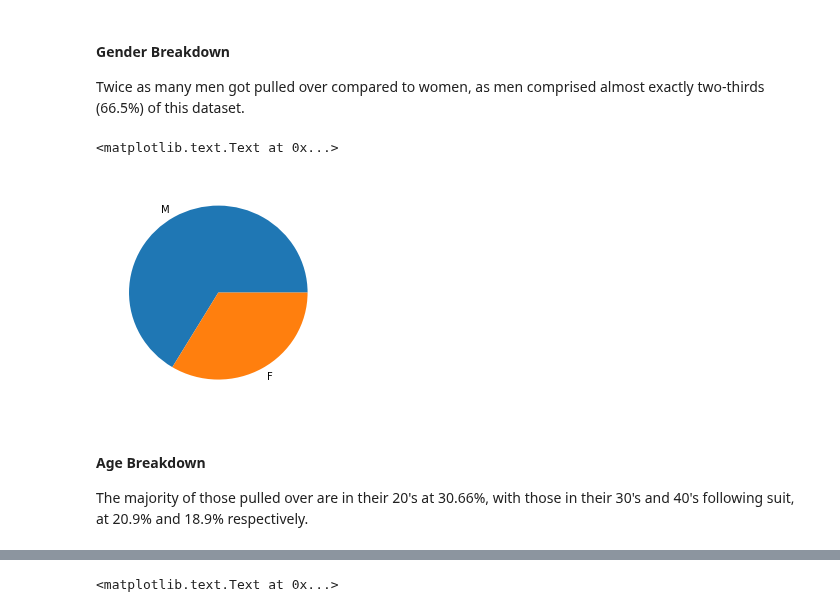
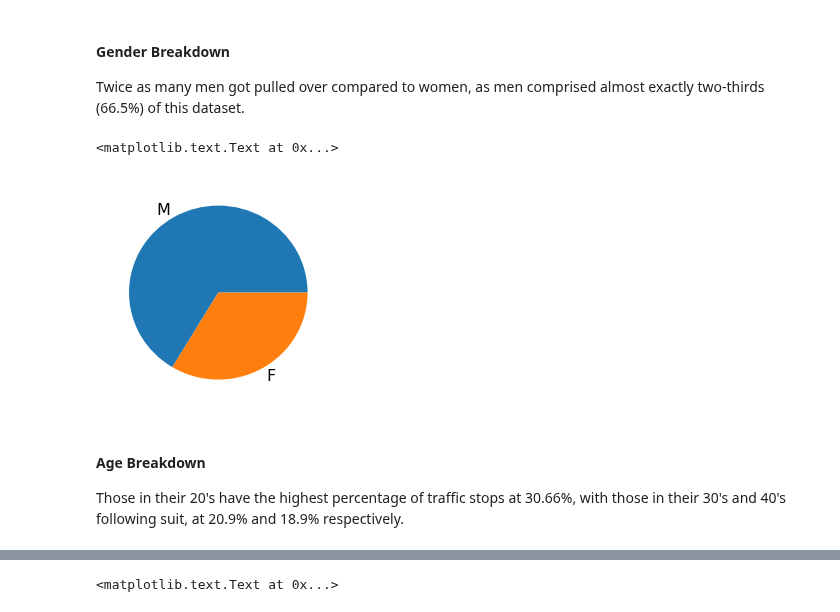
Before and after one commit to patrickmpoon/machine-learning, a Jupyter notebook: projects/capstone/Traffic_Stop_Outcome_Predictor.ipynb, the cells around one changed output, grey strips where cells are left out. Cells and saved outputs as stored; diff of their text form; code cells hidden in the pictures.

```diff
--- a/projects/capstone/Traffic_Stop_Outcome_Predictor.ipynb
+++ b/projects/capstone/Traffic_Stop_Outcome_Predictor.ipynb
@@ -451,20 +462,20 @@ Twice as many men got pulled over compared to women, as men comprised almost exa
 # table = gender_vbar.tables[0]
 # table.scale(1, 2)
 # %%
-gender_vbar = df['driver_gender'].value_counts(normalize=True).mul(100).plot.pie(figsize=(4, 4))
+gender_vbar = df['driver_gender'].value_counts(normalize=True).mul(100).plot.pie(figsize=(4, 4), fontsize=16)
 xaxis = gender_vbar.axes.get_xaxis()
 xaxis.set_visible(False)
 gender_vbar.axes.set_ylabel('')
 # gender_vbar.axes.set_ylabel('%')
 # table = gender_vbar.tables[0]
 # table.scale(1, 2)
 # %% [output]
 <matplotlib.text.Text at 0x...>
-[figure, old version]
+[figure, new version]
 # %% [markdown]
 #### Age Breakdown
 
-The majority of those pulled over are in their 20's at 30.66%, with those in their 30's and 40's following suit, at 20.9% and 18.9% respectively.
+Those in their 20's have the highest percentage of traffic stops at 30.66%, with those in their 30's and 40's following suit, at 20.9% and 18.9% respectively.
 # %%
 df['driver_age_raw'].describe()
 
```
Also changed, not shown: parts of 24 cells of this notebook, 1 other file.
